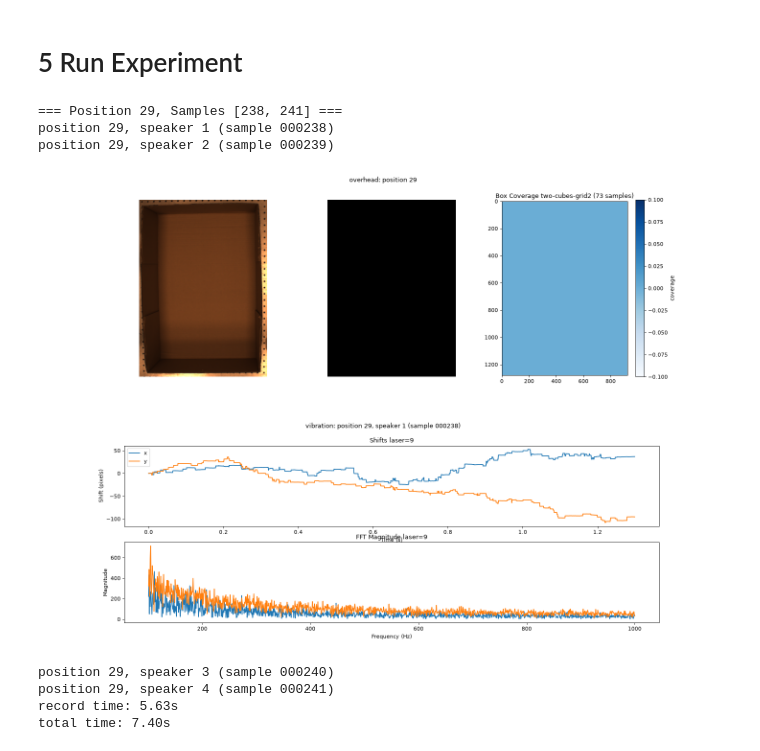
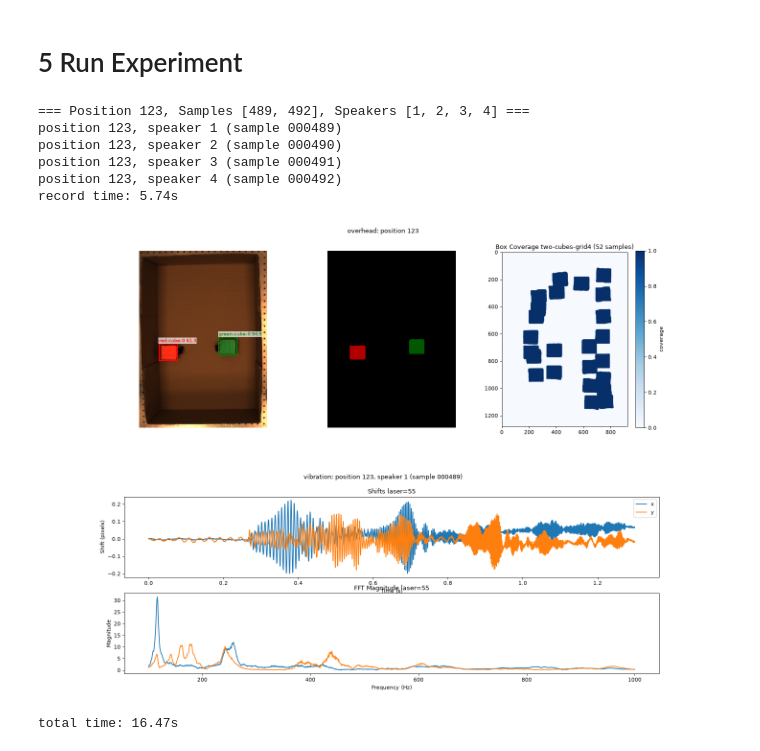
Before and after one commit to eitanturok/good-vibrations, a Jupyter notebook: src/record.ipynb, the cells around one changed output. Cells and saved outputs as stored; diff of their text form; code cells hidden in the pictures.

```diff
--- a/src/record.ipynb
+++ b/src/record.ipynb
@@ -1517,13 +1517,13 @@ VIBRATE = True
 SAVE = True
 DEBUG = True
 
-speakers    = [1, 2, 3, 4] #, 5, 6, 7, 8]
+speakers    = [1, 2, 3, 4]
 box         = 'cardboard'
 
-objects     = {} # {'red-cube':1, 'green-cube': 1}
-layout      = 'two-cubes-grid2'
-description  = f"An empty {box} box from a bird's eye view."
-# description  = f"Two metal cubes on the floor of a {box} box from a bird's eye view."
+objects     = {'red-cube':1, 'green-cube': 1}
+layout      = 'two-cubes-grid4'
+# description  = f"An empty {box} box from a bird's eye view."
+description  = f"{len(objects)} metal cubes on the floor of a {box} box from a bird's eye view."
 prompts   = [PROMPTS[o] for o in objects]
 
 t0          = time.perf_counter()
@@ -1543,7 +1543,7 @@ if VIBRATE:
     cam.grabber.flush_buffers() # start the camera once per position, not once per sample, so it runs faster
     cam.grabber.start()
     try:
-        print(f'=== Position {position_id}, Samples [{int(sample_dirs[0].name)}, {int(sample_dirs[-1].name)}] ===')
+        print(f'=== Position {position_id}, Samples [{int(sample_dirs[0].name)}, {int(sample_dirs[-1].name)}], Speakers {speakers} ===')
         for i, speaker in enumerate(speakers):
             print(f'position {position_id}, speaker {speaker} (sample {sample_dirs[i].name})')
             time.sleep(SPEAKER_DELAY) # so speakers don't interfer with each other
@@ -1558,39 +1558,39 @@ if VIBRATE:
 
             # show debug plots the instant they're ready, then forget the thread
             if plot_thread is not None and not plot_thread.is_alive():
                 display(Image(filename=str(DEBUG_DIR / 'overhead.png')))
                 display(Image(filename=str(DEBUG_DIR / 'vibration.png')))
                 plot_thread = None
     finally:
         cam.grabber.stop() # close the camera
         cam.grabber.flush_buffers()
 
 # signal that we are done
 play_audio(done_audio, [1, 2, 3, 4, 5, 6, 7, 8])
 print(f'record time: {time.perf_counter() - t0:.2f}s')
 
 # plot
 if plot_thread is not None:
     plot_thread.join() # block until plots are made
     display(Image(filename=str(DEBUG_DIR / 'overhead.png')))
     display(Image(filename=str(DEBUG_DIR / 'vibration.png')))
     plot_thread = None
 
 # update positions
 add_position(positions_file, position_id, [d.name for d in sample_dirs])
 
 # block until finish saving samples
 [t.join() for t in jobs]
 jobs.clear() # clear memory from previous samples
 
 print(f'total time: {time.perf_counter() - t0:.2f}s')
 # %% [output]
-=== Position 29, Samples [238, 241] ===
-position 29, speaker 1 (sample 000238)
-position 29, speaker 2 (sample 000239)
+=== Position 123, Samples [489, 492], Speakers [1, 2, 3, 4] ===
+position 123, speaker 1 (sample 000489)
+position 123, speaker 2 (sample 000490)
+position 123, speaker 3 (sample 000491)
+position 123, speaker 4 (sample 000492)
+record time: 5.74s
-[figure, old version]
+[figure, new version]
-[figure, old version]
+[figure, new version]
-position 29, speaker 3 (sample 000240)
-position 29, speaker 4 (sample 000241)
-record time: 5.63s
-total time: 7.40s
+total time: 16.47s
```
Also changed, not shown: parts of 10 cells of this notebook.
